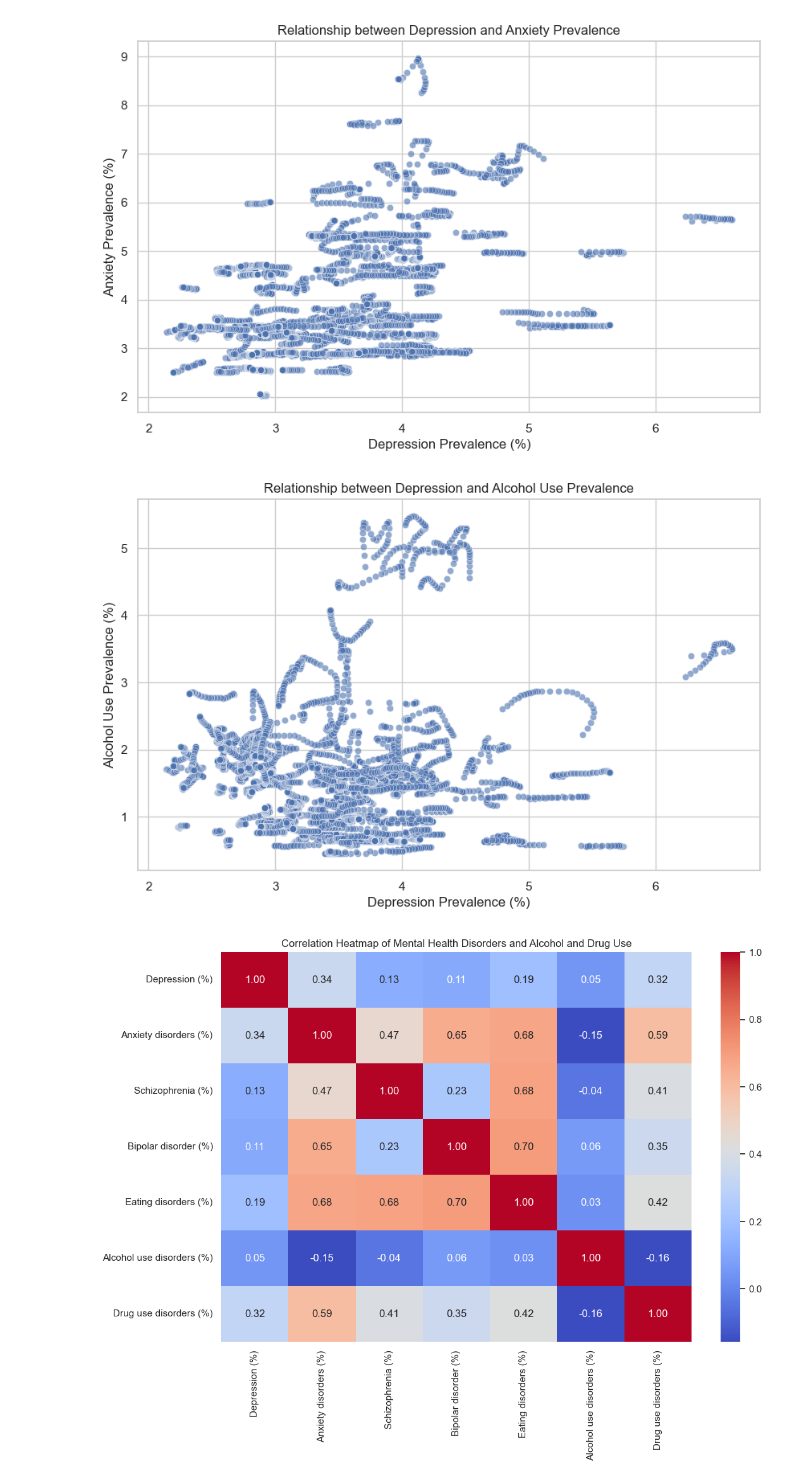
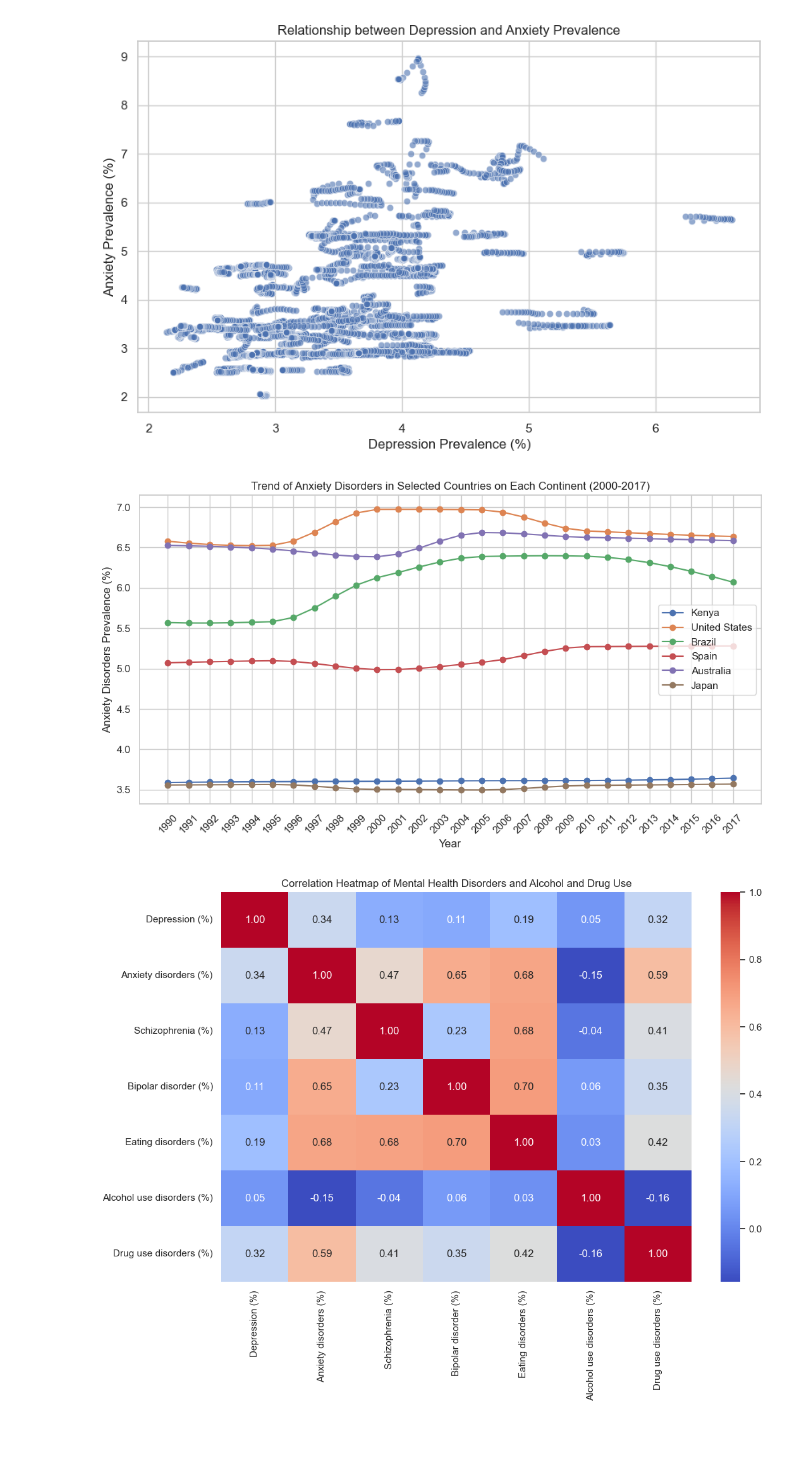
Before and after one commit to tonywahome/linear_regression_model, a Jupyter notebook: linear_regression/multivariate.ipynb, the cells around one changed output. Cells and saved outputs as stored; diff of their text form; code cells hidden in the pictures; blank space fills up the shorter version.

```diff
--- a/linear_regression/multivariate.ipynb
+++ b/linear_regression/multivariate.ipynb
@@ -208,18 +223,24 @@ plt.show()
 # comorbidity btn depression and anxiety
 # %% [output]
 [figure]
-# %%
-# scatter plot showing the relationship between depression and alcohol use
-
-plt.figure(figsize=(10, 6))
-sns.scatterplot(data=mental_health_df, x='Depression (%)', y='Alcohol use disorders (%)', alpha=0.6)
-plt.title('Relationship between Depression and Alcohol Use Prevalence')
-plt.xlabel('Depression Prevalence (%)')
-plt.ylabel('Alcohol Use Prevalence (%)')
-plt.grid(True)
-plt.show()
-
-# no clear correlation between the two variables.
-# %% [output]
-[figure, removed]
+# %%
+#line graph showing the trend of anxiety disorders in Kenya, USA, Brazil, Spain, Australia, and Japan over the years
+plt.figure(figsize=(12, 6))
+for country in ['Kenya', 'United States', 'Brazil', 'Spain', 'Australia', 'Japan']:
+    country_data = mental_health_df[mental_health_df['Entity'] == country]
+    plt.plot(country_data['Year'], country_data['Anxiety disorders (%)'], marker='o', label=country)
+plt.title('Trend of Anxiety Disorders in Selected Countries on Each Continent (2000-2017)')
+plt.xlabel('Year')
+plt.ylabel('Anxiety Disorders Prevalence (%)')
+plt.xticks(country_data['Year'], rotation=45)
+plt.legend()
+plt.grid(True)
+plt.show()
+
+
+# trend of anxiety disorders in Kenya, USA, Brazil, Spain, Australia, and Japan over the years
+# Higher prevalence in developed nations e.g. USA.
+#Low prevalence in Japan. Other factors such as social support, cultural attitudes can be in play
+# %% [output]
+[figure, added]
 # %%
```
Also changed, not shown: parts of 7 cells of this notebook, 3 other files.
